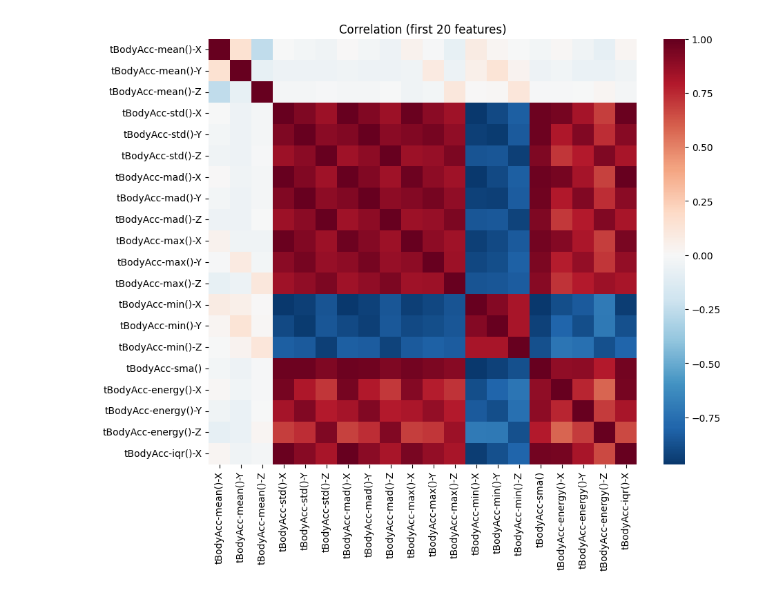
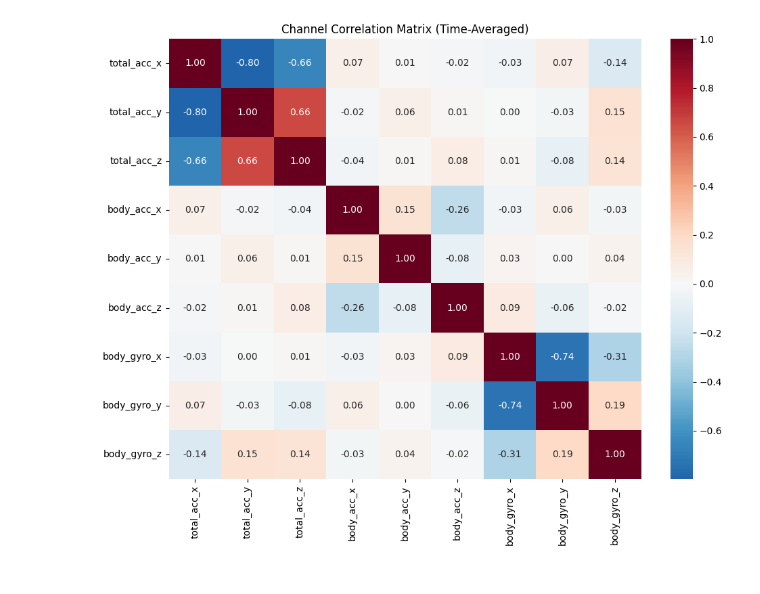
Before and after one commit to leiyese/HAR_TCN_Autoencoder, a Jupyter notebook: notbooks/EDA.ipynb, the cells around one changed output. Saved outputs shown, nothing was run; the diff lists cells and outputs as text; code cells hidden in the pictures.

```diff
--- a/notbooks/EDA.ipynb
+++ b/notbooks/EDA.ipynb
@@ -107,10 +136,82 @@ Summary statistics (first 6 features):
 # %%
-# Correlation heatmap for a small subset of features to check scale and relationships
-subset = train.columns[2:22]  # 20 features for a compact heatmap
-corr = train[subset].corr()
+# Channel statistics and correlation analysis
+print("=== Channel Statistics ===")
+channel_means = X_train.mean(axis=(0, 1))  # Mean across windows and timesteps
+channel_stds = X_train.std(axis=(0, 1))
 
-plt.figure(figsize=(10,8))
-sns.heatmap(corr, cmap='RdBu_r', center=0, fmt='.2f')
-plt.title('Correlation (first 20 features)')
+stats_df = pd.DataFrame({
+    'Channel': data_loader.CHANNEL_NAMES,
+    'Mean': channel_means,
+    'Std': channel_stds
+})
+print(stats_df.round(4))
+
+# Correlation between channels (averaged across time)
+print("\n=== Channel Correlations ===")
+# Average each window across time, then compute correlation
+X_averaged = X_train.mean(axis=1)  # Shape: (n_windows, 9)
+corr_matrix = np.corrcoef(X_averaged.T)
+
+plt.figure(figsize=(10, 8))
+sns.heatmap(corr_matrix,
+            xticklabels=data_loader.CHANNEL_NAMES,
+            yticklabels=data_loader.CHANNEL_NAMES,
+            annot=True, fmt='.2f', cmap='RdBu_r', center=0)
+plt.title('Channel Correlation Matrix (Time-Averaged)')
+plt.tight_layout()
 plt.show()
+
+# Static vs Dynamic activity comparison
+print("\n=== Static vs Dynamic Activities ===")
+static_activities = [4, 5, 6]  # SITTING, STANDING, LAYING
+dynamic_activities = [1, 2, 3]  # WALKING, WALKING_UPSTAIRS, WALKING_DOWNSTAIRS
+
+static_mask = np.isin(y_train, static_activities)
+dynamic_mask = np.isin(y_train, dynamic_activities)
+
+print(f"Static activity windows: {static_mask.sum()}")
+print(f"Dynamic activity windows: {dynamic_mask.sum()}")
+
+# Compute temporal variability (std across time dimension)
+static_temporal_std = X_train[static_mask].std(axis=1).mean()  # Std across time, then mean
+dynamic_temporal_std = X_train[dynamic_mask].std(axis=1).mean()
+
+print(f"Average temporal std - Static: {static_temporal_std:.4f}")
+print(f"Average temporal std - Dynamic: {dynamic_temporal_std:.4f}")
+print(f"Dynamic/Static ratio: {dynamic_temporal_std/static_temporal_std:.2f}")
+
+# Show distribution of temporal std values for anomaly detection insight
+plt.figure(figsize=(12, 4))
+
+plt.subplot(1, 2, 1)
+static_stds = X_train[static_mask].std(axis=1).mean(axis=1)  # Std per window
+dynamic_stds = X_train[dynamic_mask].std(axis=1).mean(axis=1)
+
+plt.hist(static_stds, alpha=0.7, label='Static', bins=30, density=True)
+plt.hist(dynamic_stds, alpha=0.7, label='Dynamic', bins=30, density=True)
+plt.xlabel('Temporal Standard Deviation')
+plt.ylabel('Density')
+plt.title('Distribution of Temporal Variability')
+plt.legend()
+plt.grid(True, alpha=0.3)
+
+plt.subplot(1, 2, 2)
+# Plot signal magnitude for first window of each type
+static_idx = np.where(static_mask)[0][0]
+dynamic_idx = np.where(dynamic_mask)[0][0]
+
+# Compute signal magnitude (L2 norm across channels)
+static_mag = np.linalg.norm(X_train[static_idx], axis=1)
+dynamic_mag = np.linalg.norm(X_train[dynamic_idx], axis=1)
+
+plt.plot(static_mag, label=f'Static: {activity_labels[y_train[static_idx]]}', linewidth=2)
+plt.plot(dynamic_mag, label=f'Dynamic: {activity_labels[y_train[dynamic_idx]]}', linewidth=2)
+plt.xlabel('Timestep')
+plt.ylabel('Signal Magnitude')
+plt.title('Signal Magnitude Comparison')
+plt.legend()
+plt.grid(True, alpha=0.3)
+
+plt.tight_layout()
+plt.show()
 # %% [output]
@@ -117 +231 @@ plt.show()
-[figure, old version]
+[figure, new version]
```
Also changed, not shown: parts of 5 cells of this notebook, 4 other files.
